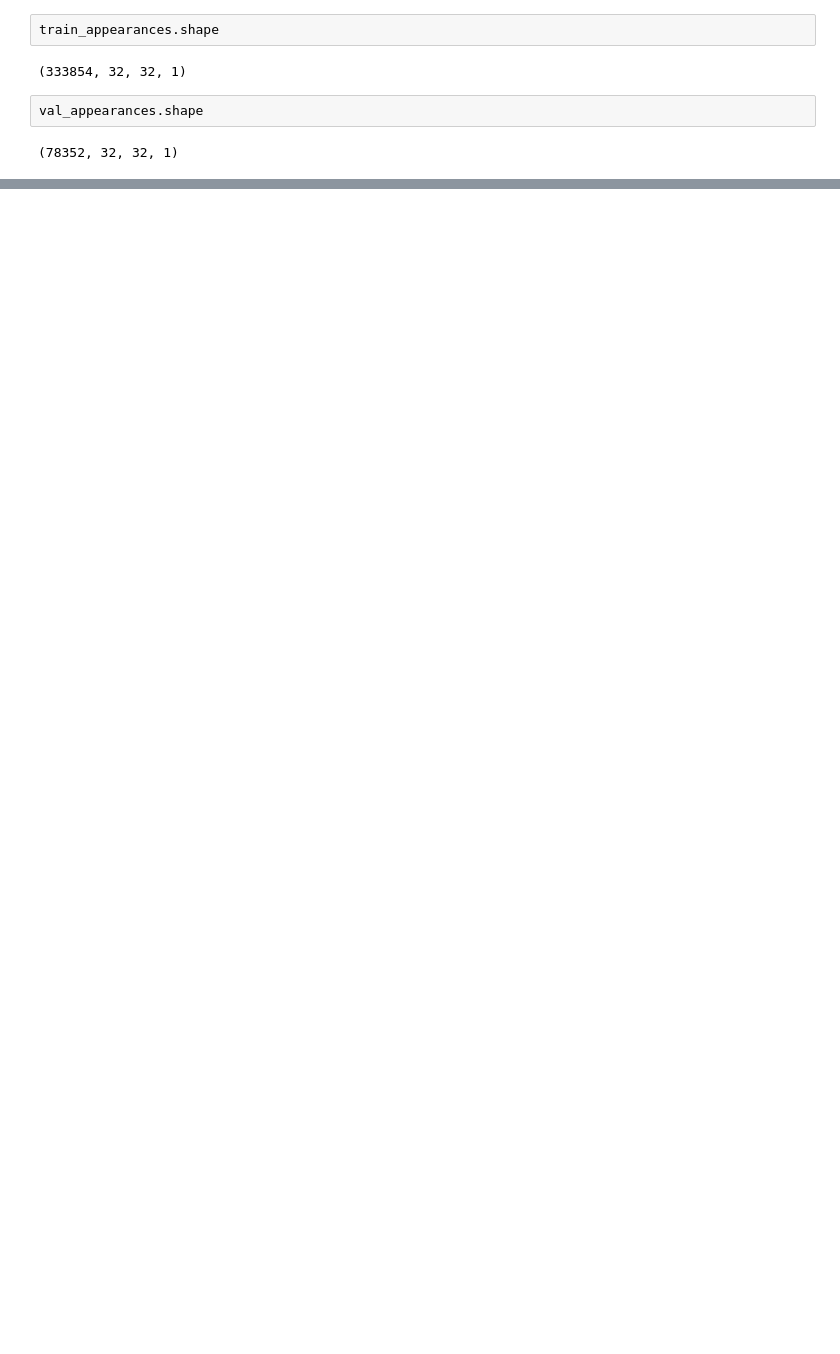
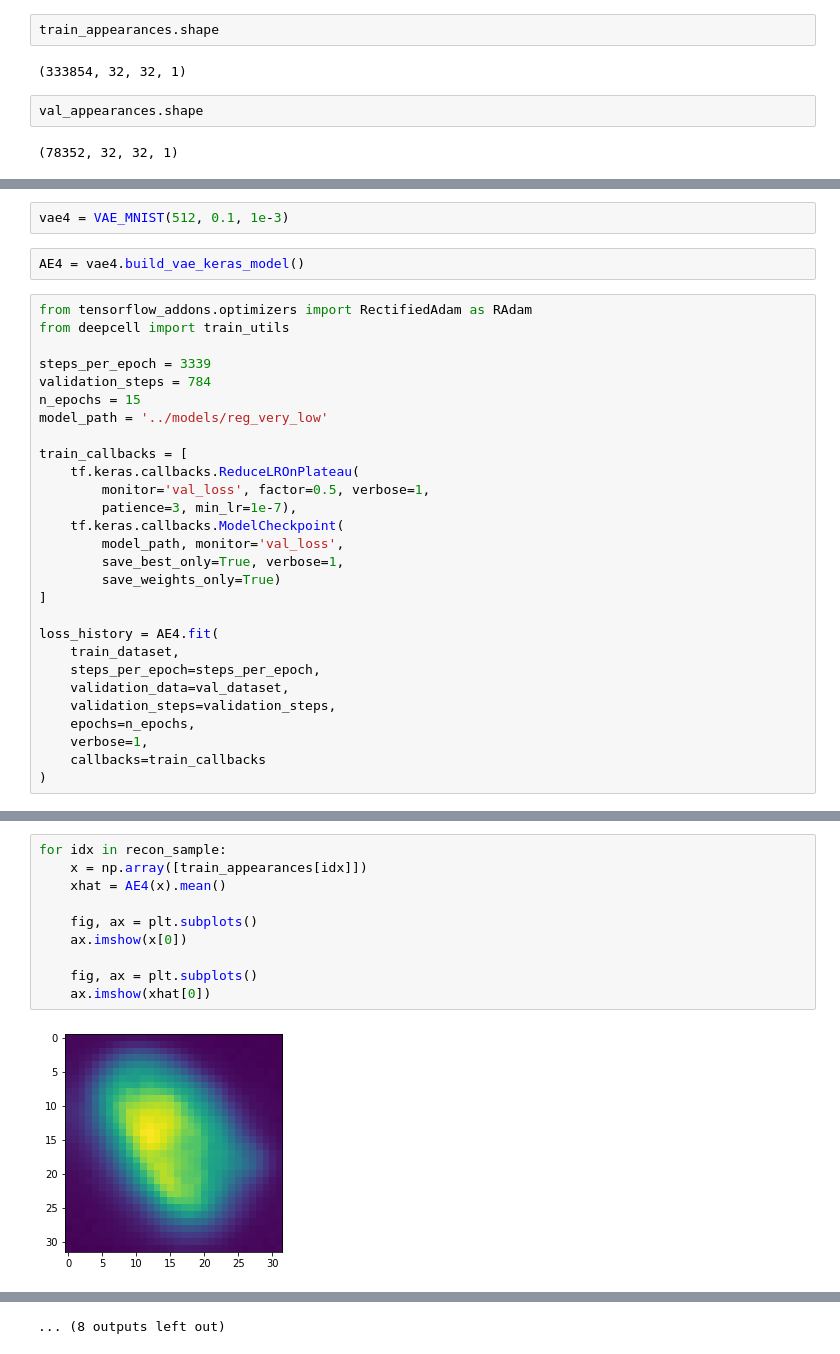
Before and after one commit to kantmanav/cell-life-cycle-vae, a Jupyter notebook: notebooks/load_train_and_test_data.ipynb, the cells around one changed output, grey strips where cells are left out. Saved outputs shown, nothing was run; the diff lists cells and outputs as text; blank space fills up the shorter version.

```diff
--- a/notebooks/load_train_and_test_data.ipynb
+++ b/notebooks/load_train_and_test_data.ipynb
@@ -416,0 +464,32 @@ ax.imshow(xhat[0])
+# %%
+vae4 = VAE_MNIST(512, 0.1, 1e-3)
+# %%
+AE4 = vae4.build_vae_keras_model()
+# %%
+from tensorflow_addons.optimizers import RectifiedAdam as RAdam
+from deepcell import train_utils
+
+steps_per_epoch = 3339
+validation_steps = 784
+n_epochs = 15
+model_path = '../models/reg_very_low'
+
+train_callbacks = [
+    tf.keras.callbacks.ReduceLROnPlateau(
+        monitor='val_loss', factor=0.5, verbose=1,
+        patience=3, min_lr=1e-7),
+    tf.keras.callbacks.ModelCheckpoint(
+        model_path, monitor='val_loss',
+        save_best_only=True, verbose=1,
+        save_weights_only=True)
+]
+
+loss_history = AE4.fit(
+    train_dataset,
+    steps_per_epoch=steps_per_epoch,
+    validation_data=val_dataset,
+    validation_steps=validation_steps,
+    epochs=n_epochs,
+    verbose=1,
+    callbacks=train_callbacks
+)
@@ -416,0 +514,12 @@ ax.imshow(xhat[0])
+# %%
+for idx in recon_sample:
+    x = np.array([train_appearances[idx]])
+    xhat = AE4(x).mean()
+
+    fig, ax = plt.subplots()
+    ax.imshow(x[0])
+
+    fig, ax = plt.subplots()
+    ax.imshow(xhat[0])
+# %% [output]
+[figure, added]
@@ -416,0 +537 @@ ax.imshow(xhat[0])
+... (8 outputs left out)
```
Also changed, not shown: parts of 89 cells of this notebook, 13 other files.
